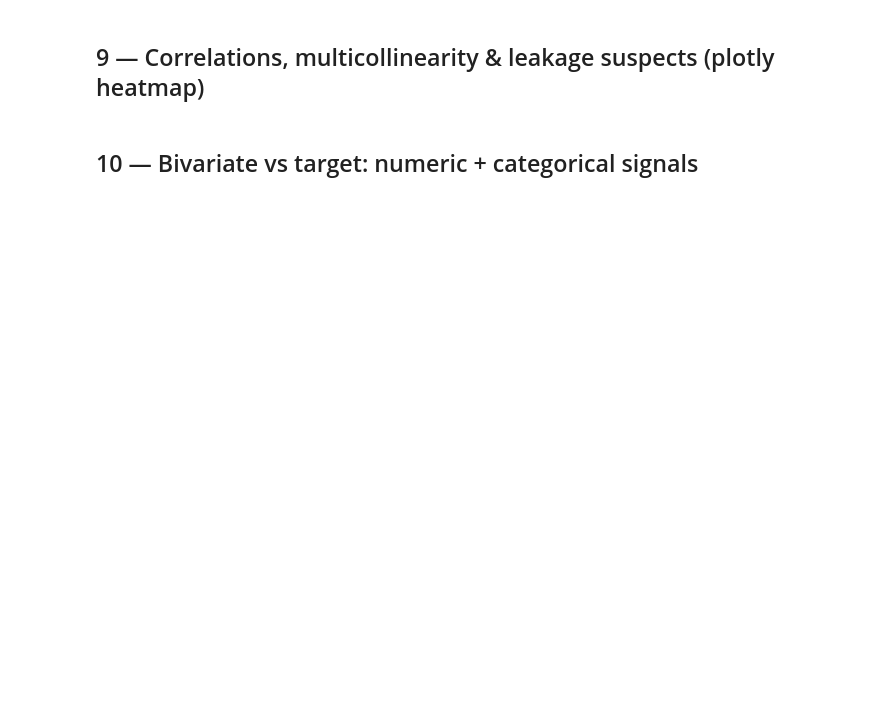
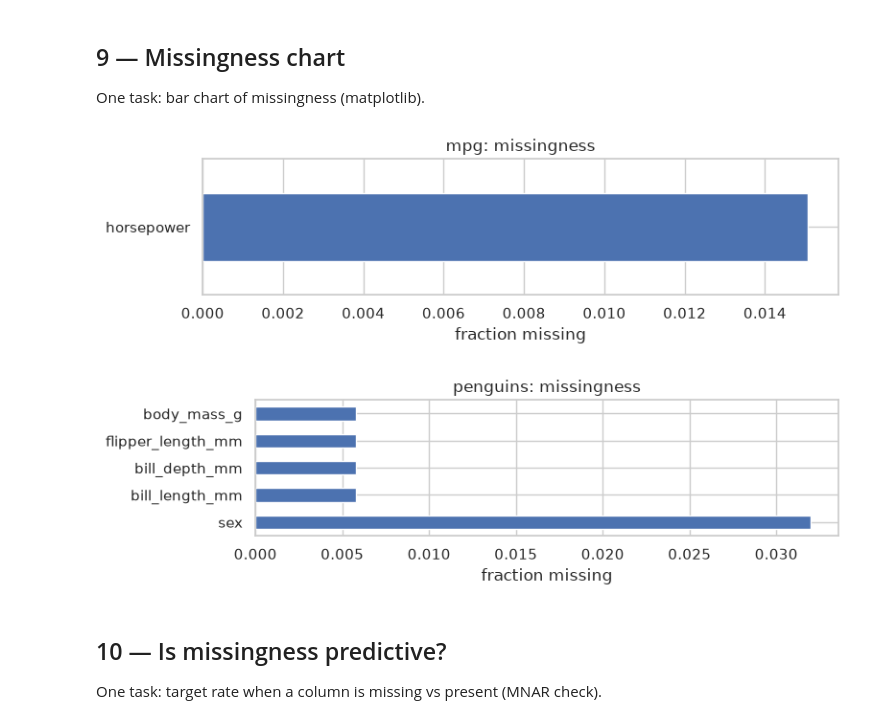
Before and after one commit to rajindersingh041/ml_boiler_plate, a Jupyter notebook: notebooks/eda_universal.ipynb, the cells around one changed output. Drawn from its saved outputs; the diff is of its cells as text; code cells hidden in the pictures; blank space fills up the shorter version.

Commit message:
Rework universal EDA: single-task cells, baked outputs for 3 datasets

```diff
--- a/notebooks/eda_universal.ipynb
+++ b/notebooks/eda_universal.ipynb
@@ -47,8 +40,8 @@ print("ready — edit Cell 2, then Run All")
 # ---- Flexible input: DF > DATA_PATH > SAMPLE > synthetic fallback ----
 DF = None                  # e.g. DF = my_df  (in-memory takes precedence)
 DATA_PATH = None           # e.g. "data/mpg.csv" or "https://.../file.csv" (.csv/.parquet)
-SAMPLE = "mpg"              # "mpg"|"penguins"|"iris"|"diamonds"|"births"|"sunspots"|None
-TARGET_COL = "mpg"          # label column, or None for profile-only
+SAMPLE = ["mpg", "penguins", "sunspots"]  # one name, a list, or None
+TARGET_COL = "mpg"          # used for DF / DATA_PATH / single SAMPLE; lists use per-sample defaults below
 DATE_COL = None             # datetime col, or None for auto-detect
 ID_COLS = []                # e.g. ["id", "name"]
 
@@ -336,46 +250,19 @@ else:
 # %% [markdown]
-## 9 — Correlations, multicollinearity & leakage suspects (plotly heatmap)
+## 9 — Missingness chart
+One task: bar chart of missingness (matplotlib).
 # %%
-num_feat = [c for c in df.select_dtypes(include="number").columns if c != TARGET_COL]
-leak_suspects, high_pairs = [], []
-if num_feat and TARGET_COL in (df.columns if TARGET_COL else []):
-    tmp = df[num_feat + [TARGET_COL]].copy()
-    if TASK and TASK.startswith("classification"):
-        tmp[TARGET_COL] = pd.factorize(tmp[TARGET_COL])[0]
-    tmp[TARGET_COL] = pd.to_numeric(tmp[TARGET_COL], errors="coerce")
-    corr_t = tmp.corr(numeric_only=True)[TARGET_COL].drop(TARGET_COL, errors="ignore").sort_values(key=abs, ascending=False)
-    print("top |corr| with target:"); print(corr_t.head(10).round(3).to_string())
-    leak_suspects = corr_t[corr_t.abs() > 0.9].index.tolist()
-    if leak_suspects:
-        print(f"\n⚠ LEAKAGE SUSPECTS (|r|>0.9): {leak_suspects} — 'computed after the outcome? check timestamps'.")
-    # inter-feature multicollinearity
-    C = tmp[num_feat[:15]].corr()
-    for i in range(len(C.columns)):
-        for j in range(i + 1, len(C.columns)):
-            if abs(C.iloc[i, j]) > 0.8:
-                high_pairs.append((C.columns[i], C.columns[j], round(float(C.iloc[i, j]), 3)))
-    if high_pairs:
-        print(f"\nmulticollinear pairs (|r|>0.8): {high_pairs[:10]} → 'drop one / regularize / PCA'.")
-    if HAS_PLOTLY and len(C) > 1:
-        fig = px.imshow(C, text_auto=".2f", aspect="auto", color_continuous_scale="RdBu_r",
-                        title="Feature correlation (multicollinearity check)")
-        fig.show()
-    elif len(C) > 1:
-        plt.figure(figsize=(8, 6)); sns.heatmap(C, cmap="coolwarm", center=0); plt.title("Feature correlation")
+for name, D in DATASETS.items():
+    miss = D["df"].isna().mean()
+    miss = miss[miss > 0].sort_values(ascending=False)
+    if len(miss):
+        plt.figure(figsize=(8, max(2.5, .45 * len(miss))))
+        miss.plot(kind="barh")
+        plt.xlabel("fraction missing"); plt.title(f"{name}: missingness")
         plt.tight_layout(); plt.show()
-elif num_feat:
-    print("Profile-only: inter-feature correlation (no target).")
-    C = df[num_feat[:15]].corr()
-    if HAS_PLOTLY and len(C) > 1:
-        fig = px.imshow(C, text_auto=".2f", aspect="auto", color_continuous_scale="RdBu_r",
-                        title="Feature correlation")
-        fig.show()
-else:
-    print("No numeric features — skipping correlation section.")
-
-print(f"\nstructural checks → constant: {[c for c in df.columns if df[c].nunique(dropna=False) <= 1]}")
-print(f"ID-like: {[c for c in df.columns if df[c].nunique(dropna=False) == len(df)]} + {ID_COLS}")
-print("→ Ask: 'which columns would NOT be known at prediction time?' — that is your leakage list.")
+# %% [output]
+[figure, added]
+[figure, added]
 # %% [markdown]
-## 10 — Bivariate vs target: numeric + categorical signals
+## 10 — Is missingness predictive?
+One task: target rate when a column is missing vs present (MNAR check).
 # %%
```
Also changed, not shown: parts of 59 cells of this notebook.
